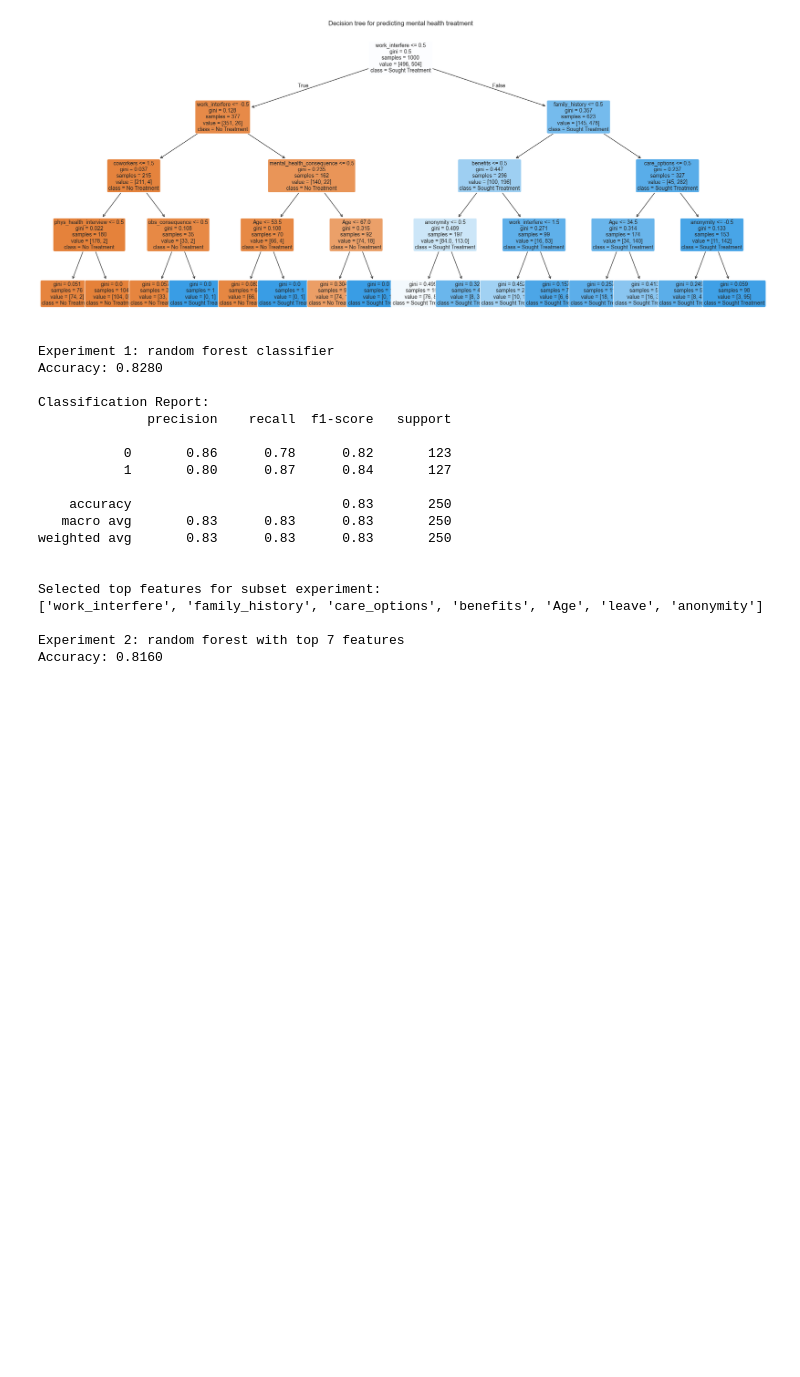
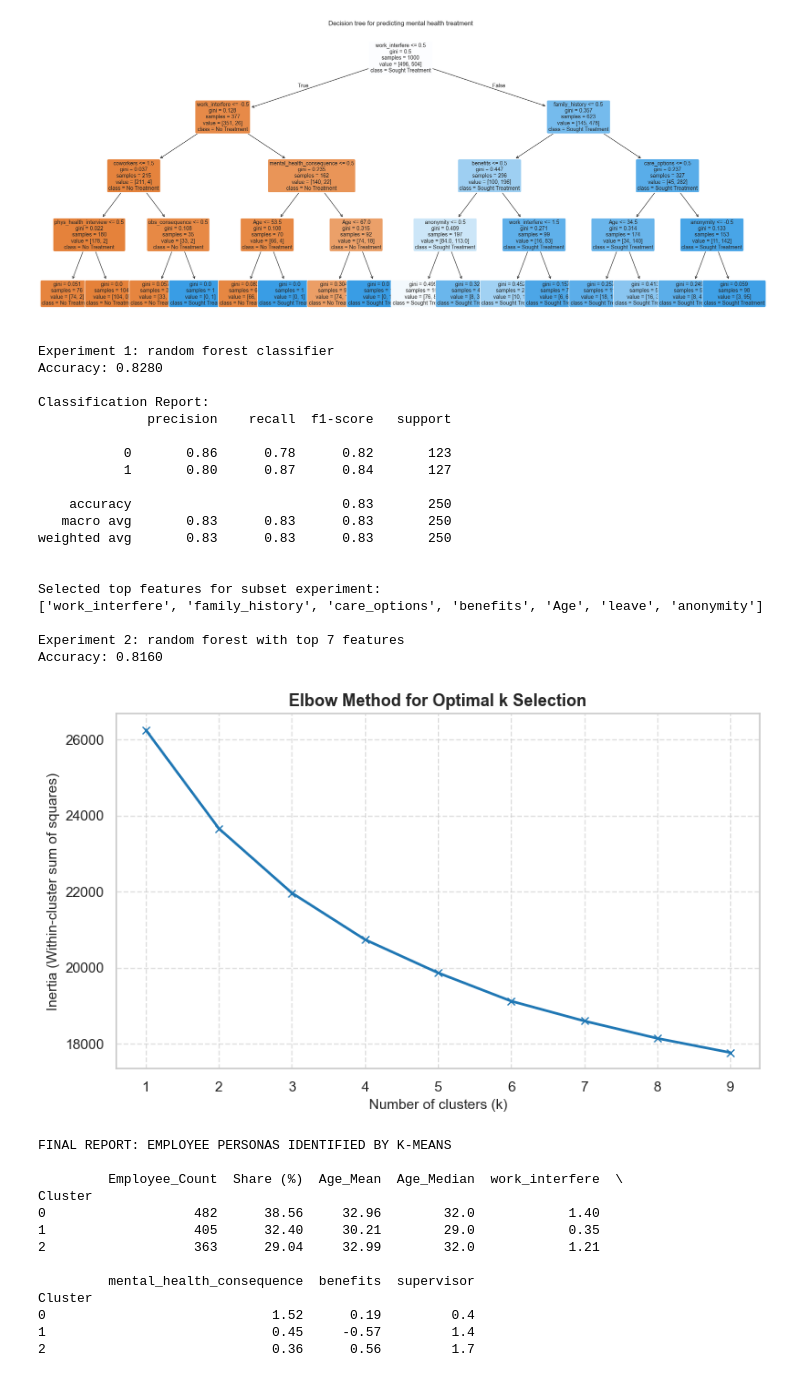
Before and after one commit to natalia5678/dm_project_imported, a Jupyter notebook: projDM.ipynb, the cells around one changed output. Saved outputs shown, nothing was run; the diff lists cells and outputs as text; code cells hidden in the pictures; blank space fills up the shorter version.

Commit message:
Olga's analysis

```diff
--- a/projDM.ipynb
+++ b/projDM.ipynb
@@ -955,3 +957,77 @@ Selected top features for subset experiment:
 
 Experiment 2: random forest with top 7 features
 Accuracy: 0.8160
+# %%
+# preparing data for clustering
+# We use df_model, where missing values have already been imputed as -1.
+# We drop the 'treatment' column because we want the algorithm to group
+# employees solely based on their attitudes and workplace environment,
+# regardless of whether they sought treatment or not.
+X_clustering = df_model.drop(columns=['treatment'])
+
+# feature scaling
+scaler = StandardScaler()
+X_scaled = scaler.fit_transform(X_clustering)
+
+# elbow method (Selecting the optimal number of clusters 'k')
+inertia = []
+k_range = range(1, 10)
+for k in k_range:
+    kmeans = KMeans(n_clusters=k, random_state=42, n_init=10)
+    kmeans.fit(X_scaled)
+    inertia.append(kmeans.inertia_)
+
+# Plotting the Elbow Method chart
+plt.figure(figsize=(9, 5))
+plt.plot(k_range, inertia, 'bx-', color='#1f77b4', linewidth=2)
+plt.xlabel('Number of clusters (k)', fontsize=11)
+plt.ylabel('Inertia (Within-cluster sum of squares)', fontsize=11)
+plt.title('Elbow Method for Optimal k Selection', fontsize=13, fontweight='bold')
+plt.grid(True, linestyle='--', alpha=0.6)
+plt.show()
+
+# training the final k-means model (for k=3)
+optimal_k = 3
+kmeans_final = KMeans(n_clusters=optimal_k, random_state=42, n_init=10)
+
+# We use fit_predict() to get the clean cluster labels (0, 1, 2)
+df_model['Cluster'] = kmeans_final.fit_predict(X_scaled)
+
+# statistical analysis of personas
+
+# Computing mean and median values for each cluster
+profile_analysis = df_model.groupby('Cluster').agg(
+    Age_Mean=('Age', 'mean'),
+    Age_Median=('Age', 'median'),
+    work_interfere=('work_interfere', 'mean'),
+    mental_health_consequence=('mental_health_consequence', 'mean'),
+    benefits=('benefits', 'mean'),
+    supervisor=('supervisor', 'mean')
+)
+
+# Checking how many employees were assigned to each cluster (count and percentage)
+cluster_counts = df_model['Cluster'].value_counts().sort_index()
+cluster_percentages = df_model['Cluster'].value_counts(normalize=True).sort_index() * 100
+
+# Inserting count and percentage data at the beginning of the summary table
+profile_analysis.insert(0, 'Employee_Count', cluster_counts)
+profile_analysis.insert(1, 'Share (%)', cluster_percentages)
+
+print("FINAL REPORT: EMPLOYEE PERSONAS IDENTIFIED BY K-MEANS")
+print(" ")
+print(profile_analysis.round(2))
+# %% [output]
+[figure, added]
+FINAL REPORT: EMPLOYEE PERSONAS IDENTIFIED BY K-MEANS
+
+         Employee_Count  Share (%)  Age_Mean  Age_Median  work_interfere  \
+Cluster
+0                   482      38.56     32.96        32.0            1.40
+1                   405      32.40     30.21        29.0            0.35
+2                   363      29.04     32.99        32.0            1.21
+
+         mental_health_consequence  benefits  supervisor
+Cluster
+0                             1.52      0.19         0.4
+1                             0.45     -0.57         1.4
+2                             0.36      0.56         1.7
```
Also changed, not shown: parts of 6 cells of this notebook.
